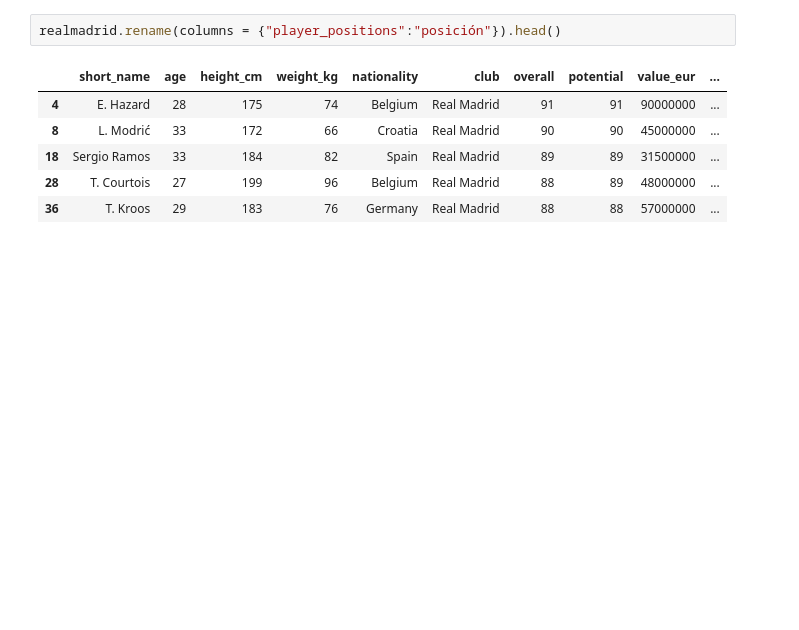
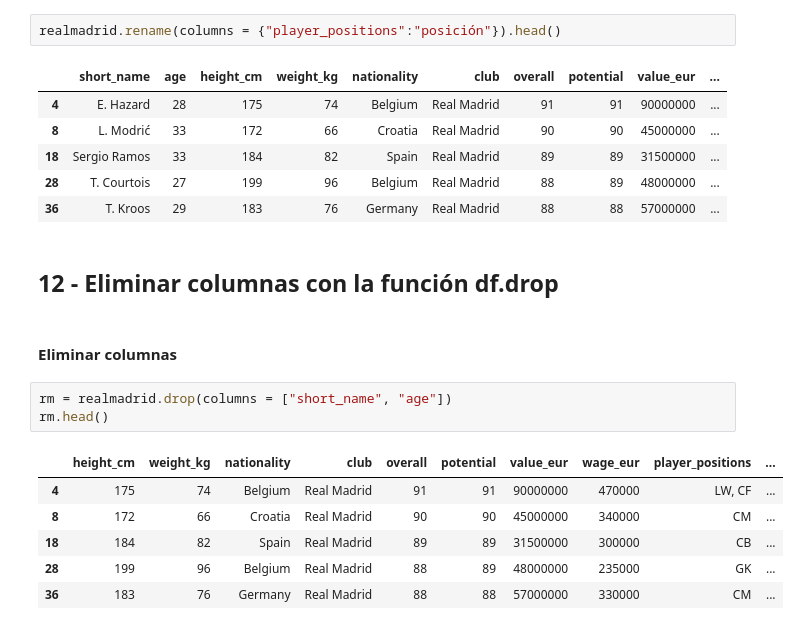
Before and after one commit to p-medelmonje/tutorial-pandas-bayes, a Jupyter notebook: 11 y 12 - sort_value en pandas - eliminación de columnas.ipynb, the cells around one changed output. Cells and saved outputs as stored; diff of their text form; blank space fills up the shorter version.

```diff
--- a/11 - sort_value en pandas.ipynb
+++ b/11 y 12 - sort_value en pandas - eliminación de columnas.ipynb
@@ -102,3 +102,17 @@ realmadrid.rename(columns = {"player_positions":"posición"}).head()
 | 18 | Sergio Ramos | 33 | 184 | 82 | Spain | Real Madrid | 89 | 89 | 31500000 | ... |
 | 28 | T. Courtois | 27 | 199 | 96 | Belgium | Real Madrid | 88 | 89 | 48000000 | ... |
 | 36 | T. Kroos | 29 | 183 | 76 | Germany | Real Madrid | 88 | 88 | 57000000 | ... |
+# %% [markdown]
+## 12 - Eliminar columnas con la función df.drop
+# %% [markdown]
+#### Eliminar columnas
+# %%
+rm = realmadrid.drop(columns = ["short_name", "age"])
+rm.head()
+# %% [output]
+|  | height_cm | weight_kg | nationality | club | overall | potential | value_eur | wage_eur | player_positions | ... |
+| 4 | 175 | 74 | Belgium | Real Madrid | 91 | 91 | 90000000 | 470000 | LW, CF | ... |
+| 8 | 172 | 66 | Croatia | Real Madrid | 90 | 90 | 45000000 | 340000 | CM | ... |
+| 18 | 184 | 82 | Spain | Real Madrid | 89 | 89 | 31500000 | 300000 | CB | ... |
+| 28 | 199 | 96 | Belgium | Real Madrid | 88 | 89 | 48000000 | 235000 | GK | ... |
+| 36 | 183 | 76 | Germany | Real Madrid | 88 | 88 | 57000000 | 330000 | CM | ... |
```
Also changed, not shown: parts of 11 cells of this notebook, 1 other file.
